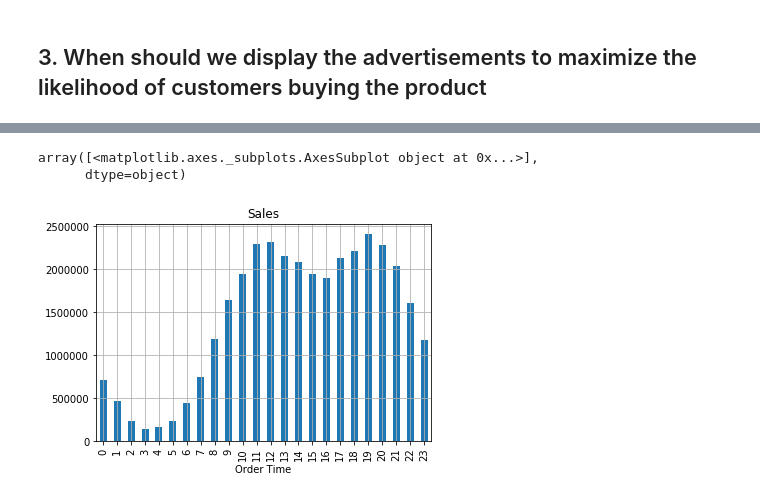
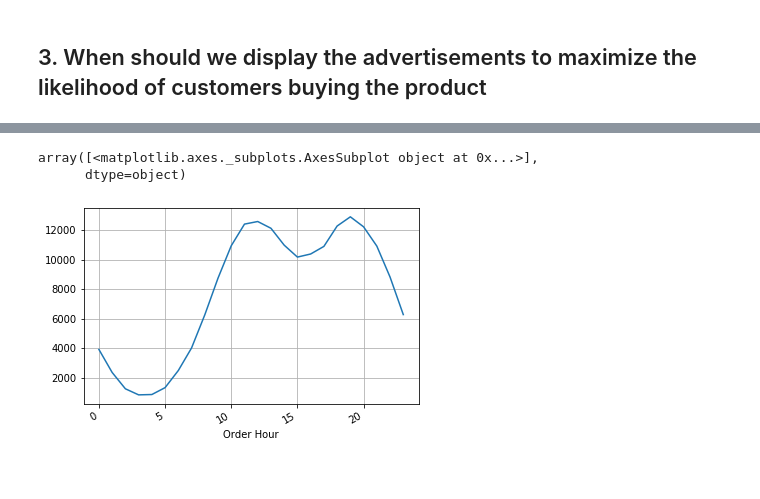
Before and after one commit to rustydigg918/Dell_Inspiron_works, a Jupyter notebook: Keith_Gali_Working_With_Real_World/Real life business problem.ipynb, the cells around one changed output, grey strips where cells are left out. Saved outputs shown, nothing was run; the diff lists cells and outputs as text; code cells hidden in the pictures.

```diff
--- a/Keith_Gali_Working_With_Real_World/Real life business problem.ipynb
+++ b/Keith_Gali_Working_With_Real_World/Real life business problem.ipynb
@@ -580,7 +609,8 @@ df.head()
 | 5 | 176561 | Wired Headphones | 1 | 11.99 | 04/30/19 09:27 | 333 8th St, Los Angeles, CA 90001 | 4 | 11.99 | ... |
 # %%
 df['Order Date'] = pd.to_datetime(df['Order Date'])
-df['Order Time'] = df['Order Date'].dt.hour
+df['Order Hour'] = df['Order Date'].dt.hour
+df['Order Minute'] = df['Order Date'].dt.minute
 # %%
 df.head()
 # %% [output]
@@ -591,8 +621,9 @@ df.head()
 | 4 | 176560 | Wired Headphones | 1 | 11.99 | 2019-04-12 14:38:00 | 669 Spruce St, Los Angeles, CA 90001 | 4 | 11.99 | ... |
 | 5 | 176561 | Wired Headphones | 1 | 11.99 | 2019-04-30 09:27:00 | 333 8th St, Los Angeles, CA 90001 | 4 | 11.99 | ... |
 # %%
-df.groupby('Order Time').Sales.sum().plot(kind = 'bar', grid = True, subplots=True)
+# Pandas Way
+df.groupby('Order Hour').Sales.count().plot(kind = 'line', grid = True, subplots=True)
 # %% [output]
 array([<matplotlib.axes._subplots.AxesSubplot object at 0x...>],
       dtype=object)
-[figure, old version]
+[figure, new version]
```
Also changed, not shown: parts of 19 cells of this notebook.
